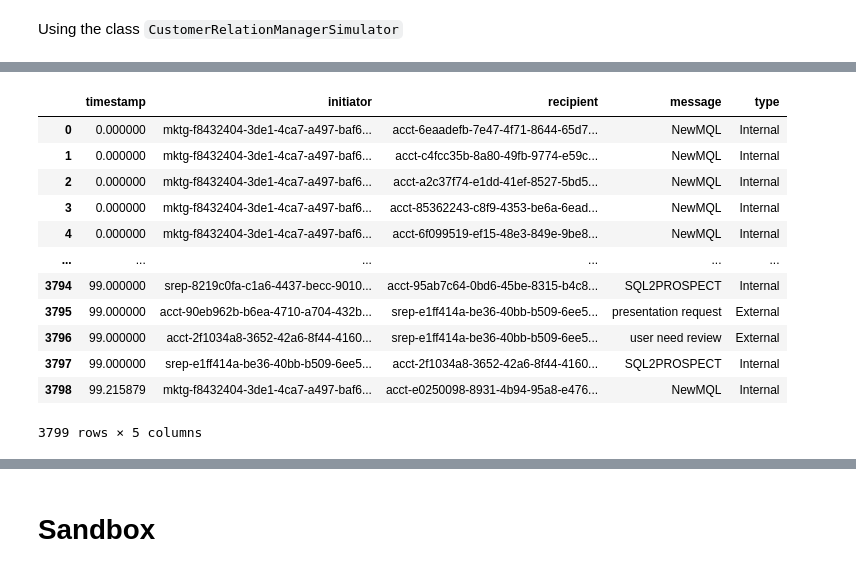
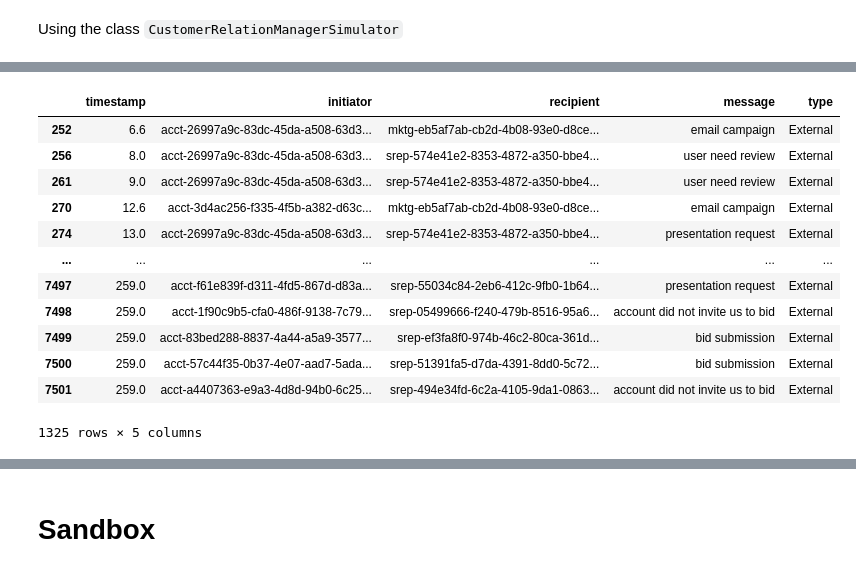
Before and after one commit to vtecftwy/crm-sim, a Jupyter notebook: nbs/wip_04_crm_simpy.ipynb, the cells around one changed output, grey strips where cells are left out. Cells and saved outputs as stored; diff of their text form; code cells hidden in the pictures.

```diff
--- a/nbs/wip_04_crm_simpy.ipynb
+++ b/nbs/wip_04_crm_simpy.ipynb
@@ -187,6 +190,6 @@ pd.DataFrame(env.crm_transactions)
 # %% [markdown]
 Using the class `CustomerRelationManagerSimulator`
 # %%
-crm = CustomerRelationManagerSimulator(nb_salesreps=5, nb_mql_accounts=20, nb_sql_accounts=20)
+crm = CustomerRelationManagerSimulator(nb_salesreps=10, nb_mql_accounts=100, nb_sql_accounts=100)
 len(crm.env.sales_reps),len(crm.env.accounts)
 # %% [output]
@@ -196,4 +204,4 @@ Created 20 SQL accounts
 # %%
 # crm.iterate()
-crm.run(until=50)
+crm.run(until=52*5)
 # %% [output]
@@ -246,17 +249,17 @@ crm.plot_account_stats(as_share=True)
 # %%
 df = crm.get_crm_transactions()
-df
+df.loc[df.message.str.contains('lost'), :]
 # %% [output]
 |  | timestamp | initiator | recipient | message | type |
-| 0 | 0.000000 | mktg-f8432404-3de1-4ca7-a497-baf6... | acct-6eaadefb-7e47-4f71-8644-65d7... | NewMQL | Internal |
-| 1 | 0.000000 | mktg-f8432404-3de1-4ca7-a497-baf6... | acct-c4fcc35b-8a80-49fb-9774-e59c... | NewMQL | Internal |
-| 2 | 0.000000 | mktg-f8432404-3de1-4ca7-a497-baf6... | acct-a2c37f74-e1dd-41ef-8527-5bd5... | NewMQL | Internal |
-| 3 | 0.000000 | mktg-f8432404-3de1-4ca7-a497-baf6... | acct-85362243-c8f9-4353-be6a-6ead... | NewMQL | Internal |
-| 4 | 0.000000 | mktg-f8432404-3de1-4ca7-a497-baf6... | acct-6f099519-ef15-48e3-849e-9be8... | NewMQL | Internal |
+| 252 | 6.6 | acct-26997a9c-83dc-45da-a508-63d3... | mktg-eb5af7ab-cb2d-4b08-93e0-d8ce... | email campaign | External |
+| 256 | 8.0 | acct-26997a9c-83dc-45da-a508-63d3... | srep-574e41e2-8353-4872-a350-bbe4... | user need review | External |
+| 261 | 9.0 | acct-26997a9c-83dc-45da-a508-63d3... | srep-574e41e2-8353-4872-a350-bbe4... | user need review | External |
+| 270 | 12.6 | acct-3d4ac256-f335-4f5b-a382-d63c... | mktg-eb5af7ab-cb2d-4b08-93e0-d8ce... | email campaign | External |
+| 274 | 13.0 | acct-26997a9c-83dc-45da-a508-63d3... | srep-574e41e2-8353-4872-a350-bbe4... | presentation request | External |
 | ... | ... | ... | ... | ... | ... |
-| 3794 | 99.000000 | srep-8219c0fa-c1a6-4437-becc-9010... | acct-95ab7c64-0bd6-45be-8315-b4c8... | SQL2PROSPECT | Internal |
-| 3795 | 99.000000 | acct-90eb962b-b6ea-4710-a704-432b... | srep-e1ff414a-be36-40bb-b509-6ee5... | presentation request | External |
-| 3796 | 99.000000 | acct-2f1034a8-3652-42a6-8f44-4160... | srep-e1ff414a-be36-40bb-b509-6ee5... | user need review | External |
-| 3797 | 99.000000 | srep-e1ff414a-be36-40bb-b509-6ee5... | acct-2f1034a8-3652-42a6-8f44-4160... | SQL2PROSPECT | Internal |
-| 3798 | 99.215879 | mktg-f8432404-3de1-4ca7-a497-baf6... | acct-e0250098-8931-4b94-95a8-e476... | NewMQL | Internal |
+| 7497 | 259.0 | acct-f61e839f-d311-4fd5-867d-d83a... | srep-55034c84-2eb6-412c-9fb0-1b64... | presentation request | External |
+| 7498 | 259.0 | acct-1f90c9b5-cfa0-486f-9138-7c79... | srep-05499666-f240-479b-8516-95a6... | account did not invite us to bid | External |
+| 7499 | 259.0 | acct-83bed288-8837-4a44-a5a9-3577... | srep-ef3fa8f0-974b-46c2-80ca-361d... | bid submission | External |
+| 7500 | 259.0 | acct-57c44f35-0b37-4e07-aad7-5ada... | srep-51391fa5-d7da-4391-8dd0-5c72... | bid submission | External |
+| 7501 | 259.0 | acct-a4407363-e9a3-4d8d-94b0-6c25... | srep-494e34fd-6c2a-4105-9da1-0863... | account did not invite us to bid | External |
-3799 rows × 5 columns
+1325 rows × 5 columns
```
Also changed, not shown: parts of 30 cells of this notebook, 3 other files.
